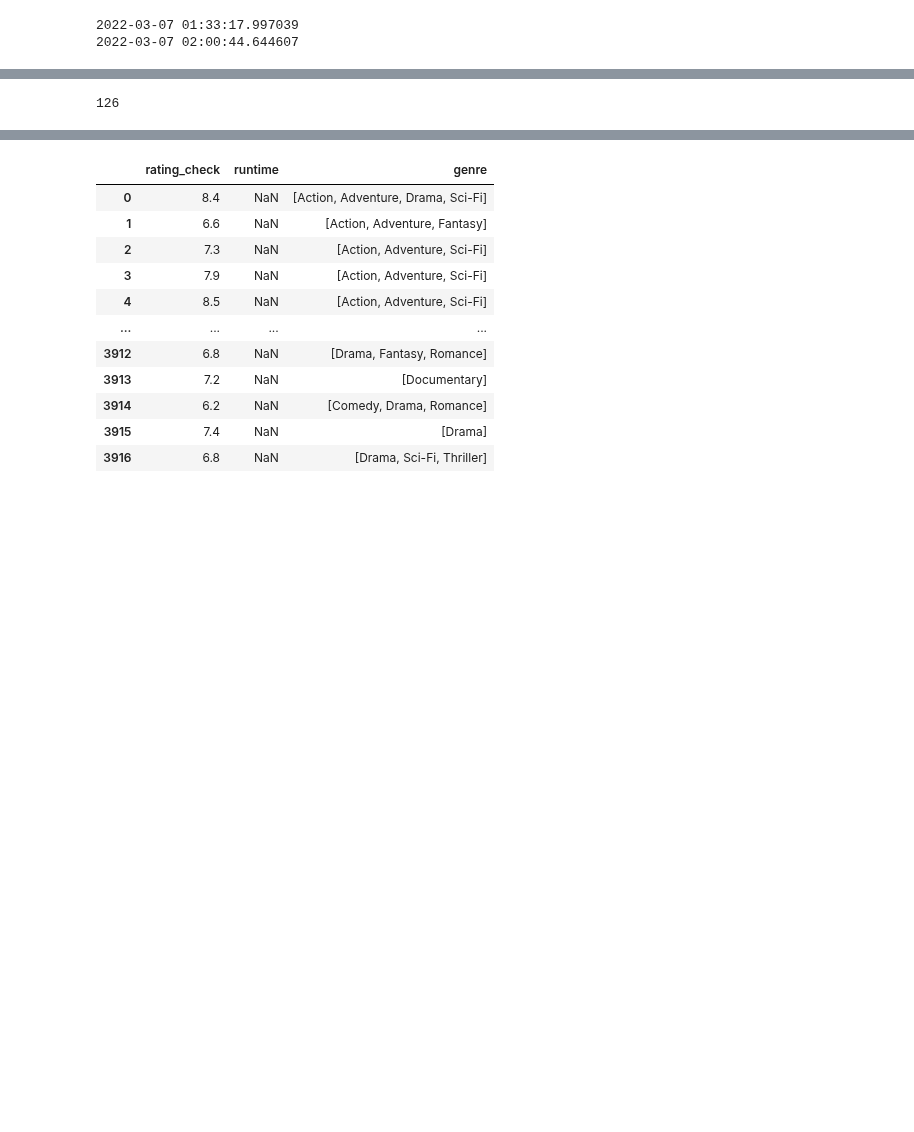
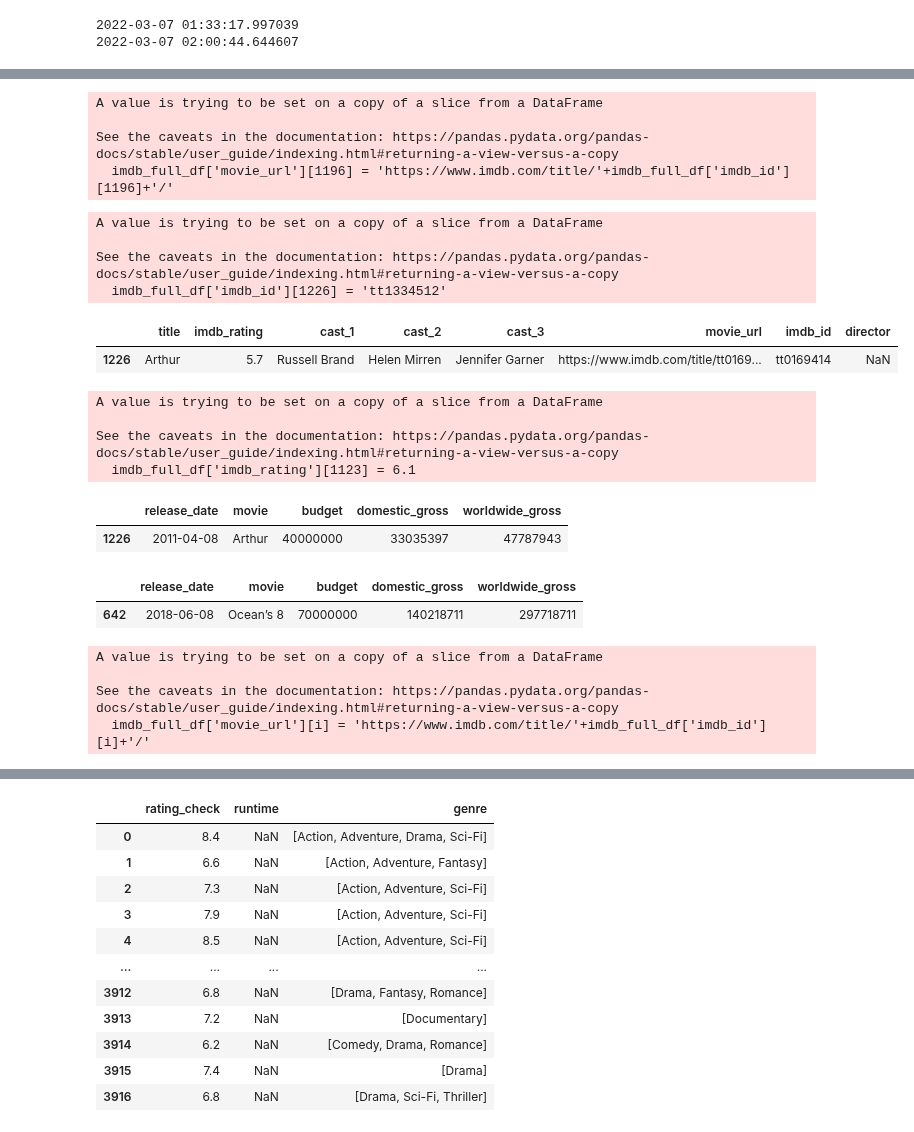
Before and after one commit to lmbauyeung/Final_Project, a Jupyter notebook: Web Scraping_IMDB.ipynb, the cells around one changed output, grey strips where cells are left out. Cells and saved outputs as stored; diff of their text form; code cells hidden in the pictures; blank space fills up the shorter version.

```diff
--- a/Web Scraping_IMDB.ipynb
+++ b/Web Scraping_IMDB.ipynb
@@ -620,2 +549,0 @@ See the caveats in the documentation: https://pandas.pydata.org/pandas-docs/stab
-# %%
-imdb_full_df['imdb_id'][1117] = 'tt0255477'
@@ -672,0 +613,44 @@ print(datetime.now())
+# %%
+imdb_full_df['movie_url'][1226] = 'https://www.imdb.com/title/'+imdb_full_df['imdb_id'][1196]+'/'
+# %% [output]
+A value is trying to be set on a copy of a slice from a DataFrame
+
+See the caveats in the documentation: https://pandas.pydata.org/pandas-docs/stable/user_guide/indexing.html#returning-a-view-versus-a-copy
+  imdb_full_df['movie_url'][1196] = 'https://www.imdb.com/title/'+imdb_full_df['imdb_id'][1196]+'/'
+# %%
+imdb_full_df['imdb_id'][1226] = 'tt1334512'
+# %% [output]
+A value is trying to be set on a copy of a slice from a DataFrame
+
+See the caveats in the documentation: https://pandas.pydata.org/pandas-docs/stable/user_guide/indexing.html#returning-a-view-versus-a-copy
+  imdb_full_df['imdb_id'][1226] = 'tt1334512'
+# %%
+imdb_full_df[1226:1227]
+# %% [output]
+|  | title | imdb_rating | cast_1 | cast_2 | cast_3 | movie_url | imdb_id | director |
+| 1226 | Arthur | 5.7 | Russell Brand | Helen Mirren | Jennifer Garner | https://www.imdb.com/title/tt0169... | tt0169414 | NaN |
+# %%
+imdb_full_df['imdb_rating'][1123] = 6.1
+# %% [output]
+A value is trying to be set on a copy of a slice from a DataFrame
+
+See the caveats in the documentation: https://pandas.pydata.org/pandas-docs/stable/user_guide/indexing.html#returning-a-view-versus-a-copy
+  imdb_full_df['imdb_rating'][1123] = 6.1
+# %%
+budget_df[budget_df['movie']=='Arthur']
+# %% [output]
+|  | release_date | movie | budget | domestic_gross | worldwide_gross |
+| 1226 | 2011-04-08 | Arthur | 40000000 | 33035397 | 47787943 |
+# %%
+budget_df[642:643]
+# %% [output]
+|  | release_date | movie | budget | domestic_gross | worldwide_gross |
+| 642 | 2018-06-08 | Ocean’s 8 | 70000000 | 140218711 | 297718711 |
+# %%
+for i in range(0, len(imdb_full_df)):
+    imdb_full_df['movie_url'][i] = 'https://www.imdb.com/title/'+imdb_full_df['imdb_id'][i]+'/'
+# %% [output]
+A value is trying to be set on a copy of a slice from a DataFrame
+
+See the caveats in the documentation: https://pandas.pydata.org/pandas-docs/stable/user_guide/indexing.html#returning-a-view-versus-a-copy
+  imdb_full_df['movie_url'][i] = 'https://www.imdb.com/title/'+imdb_full_df['imdb_id'][i]+'/'
@@ -673,7 +672,3 @@ print(datetime.now())
 # %%
 # creating a dataframe for extra data
 imdb_extra_df = pd.DataFrame(columns=['rating_check', 'runtime', 'genre'])
-# %%
-imdb_rating_check.isna().sum()
-# %% [output]
-126
```
Also changed, not shown: parts of 34 cells of this notebook.
